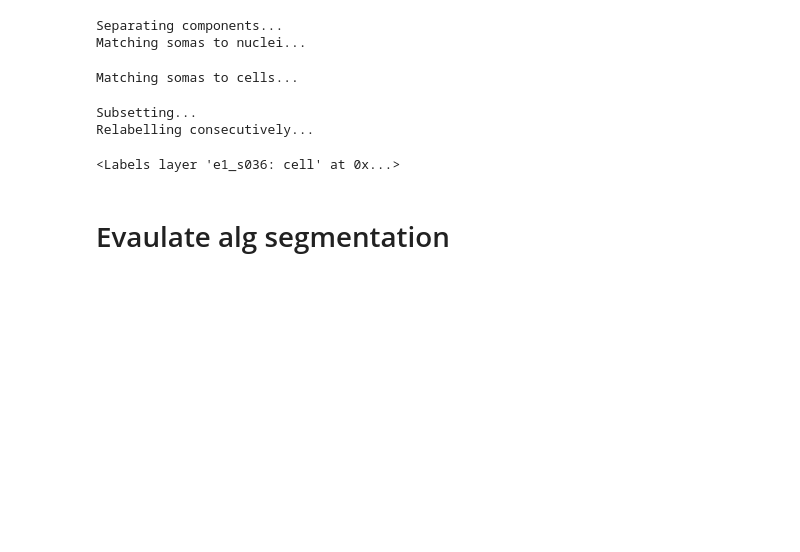
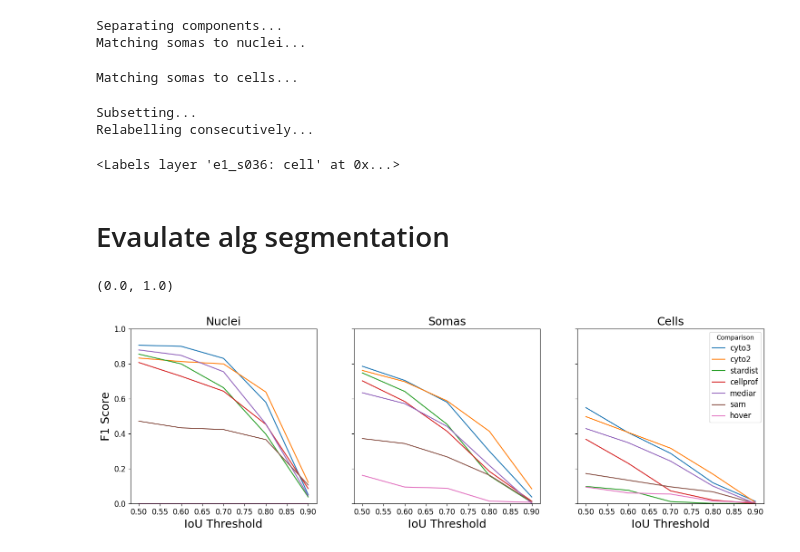
Before and after one commit to Shavit-Lab/cell_paint_seg, a Jupyter notebook: experiments/2025_05_miccai_rebuttal/more_annotations.ipynb, the cells around one changed output. Saved outputs shown, nothing was run; the diff lists cells and outputs as text; code cells hidden in the pictures; blank space fills up the shorter version.

Commit message:
miccai and somde dead cell work

```diff
--- a/experiments/2025_05_miccai_rebuttal/more_annotations.ipynb
+++ b/experiments/2025_05_miccai_rebuttal/more_annotations.ipynb
@@ -182,0 +280,29 @@ viewer.add_labels(seg_cell, name=f"{id}: cell")
+# %%
+f, axs = plt.subplots(1, 3, figsize=(18, 5), sharey=True)
+
+for compartment, ax in zip(["Nuclei", "Somas", "Cells"], axs):
+    sns.lineplot(data=df[df["Compartment"] == compartment], ax=ax, x="IoU Threshold", y="F1 Score", hue="Comparison")#, style="Finetuned")
+    ax.set_title(compartment)
+
+# axs[0].set_title("Nuclei Instance Agreement")
+# axs[1].set_title("b) Somas Instance Agreement")
+# axs[2].set_title("c) Cell Instance Agreement")
+
+
+for ax in axs:
+    for item in ([ax.title, ax.xaxis.label, ax.yaxis.label]):
+        item.set_fontsize(18)
+
+    for item in (ax.get_xticklabels() + ax.get_yticklabels() + ax.get_legend().get_texts()):
+        item.set_fontsize(12)
+
+# remove legend except for last panel
+for ax in axs[:-1]:
+    ax.get_legend().remove()
+
+plt.ylim(0, 1.0)
+# #plt.suptitle("Cellpose Cyto3 Performance")
+# plt.savefig("/Users/thomasathey/Documents/shavit-lab/fraenkel/papers/miccai/figures/alg_results/performance.svg")
+# %% [output]
+(0.0, 1.0)
+[figure, added]
```
Also changed, not shown: parts of 6 cells of this notebook, 3 other files.
